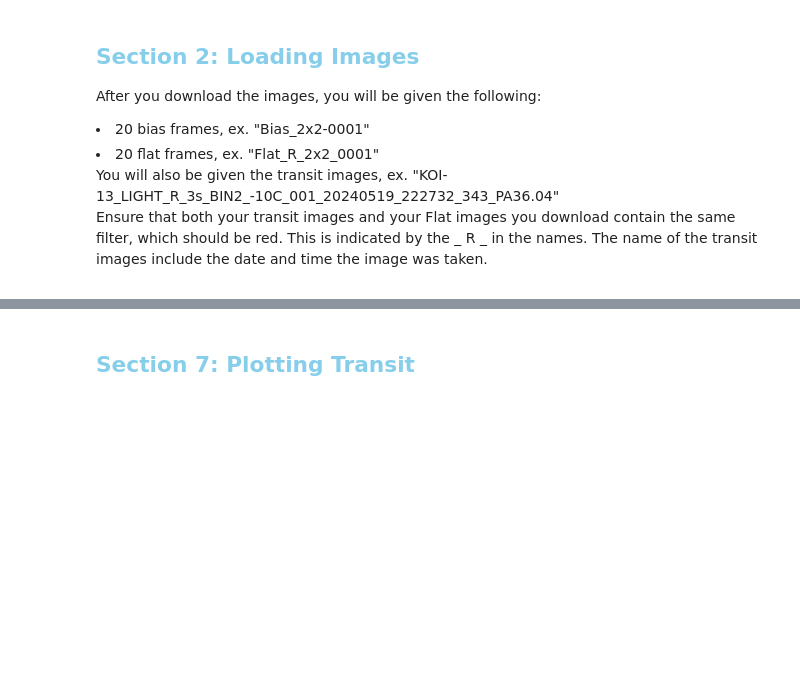
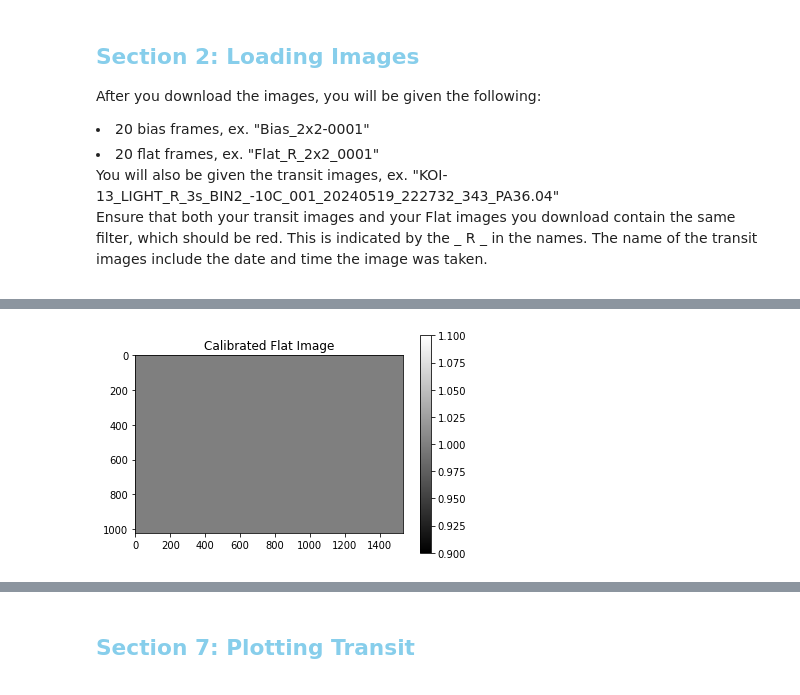
Before and after one commit to aidenweatherbee/ExoplanetTransitProcessing, a Jupyter notebook: TransitProcessing.ipynb, the cells around one changed output, grey strips where cells are left out. Saved outputs shown, nothing was run; the diff lists cells and outputs as text; code cells hidden in the pictures; blank space fills up the shorter version.

```diff
--- a/TransitProcessing.ipynb
+++ b/TransitProcessing.ipynb
@@ -142,34 +144,36 @@ def calibrate_and_save_images(science_images, flat_images, bias_images, output_f
         sanitized_filename = original_filename.replace(":", "_")
         # Save the calibrated image to the output folder with the sanitized filename
         output_file = os.path.join(output_folder, sanitized_filename)
         # Create a new FITS HDU with the calibrated data
         hdu = fits.PrimaryHDU(calibrated_image)
         # Copy the original header if available
         if 'header' in science_image:
             hdu.header = science_image['header']
         # Write the calibrated image to the output file
         hdu.writeto(output_file, overwrite=True)
         # Drop the image from memory
         del calibrated_image
 
     # Display the calibrated flat image
     calibrated_flat = Flat/Flat
     plt.figure()
     plt.imshow(calibrated_flat, cmap='gray')
     plt.title('Calibrated Flat Image')
     plt.colorbar()
     plt.show()
 
 # Example usage
-flat_images = load_fits_images(folder, "Flat_R")
+flat_images = load_fits_images(folder, "FLAT_R")
 bias_images = load_fits_images(folder, "Bias")
-science_images = load_fits_images(folder, "KOI-13_LIGHT_R_3s")
+science_images = load_fits_images(folder, "HAT-P-27")
 
-output_folder = "D:\\TransitResearch\\2024-05-19+20\\calibrated_images"
+output_folder = "D:\\TransitResearch\\2024-05-31\\calibrated_images"
 calibrate_and_save_images(science_images, flat_images, bias_images, output_folder)
 
 # clear the memory so it doesnt fill up
 del flat_images
 del bias_images
 del science_images
+# %% [output]
+[figure, added]
 # %% [markdown]
```
Also changed, not shown: parts of 10 cells of this notebook.
